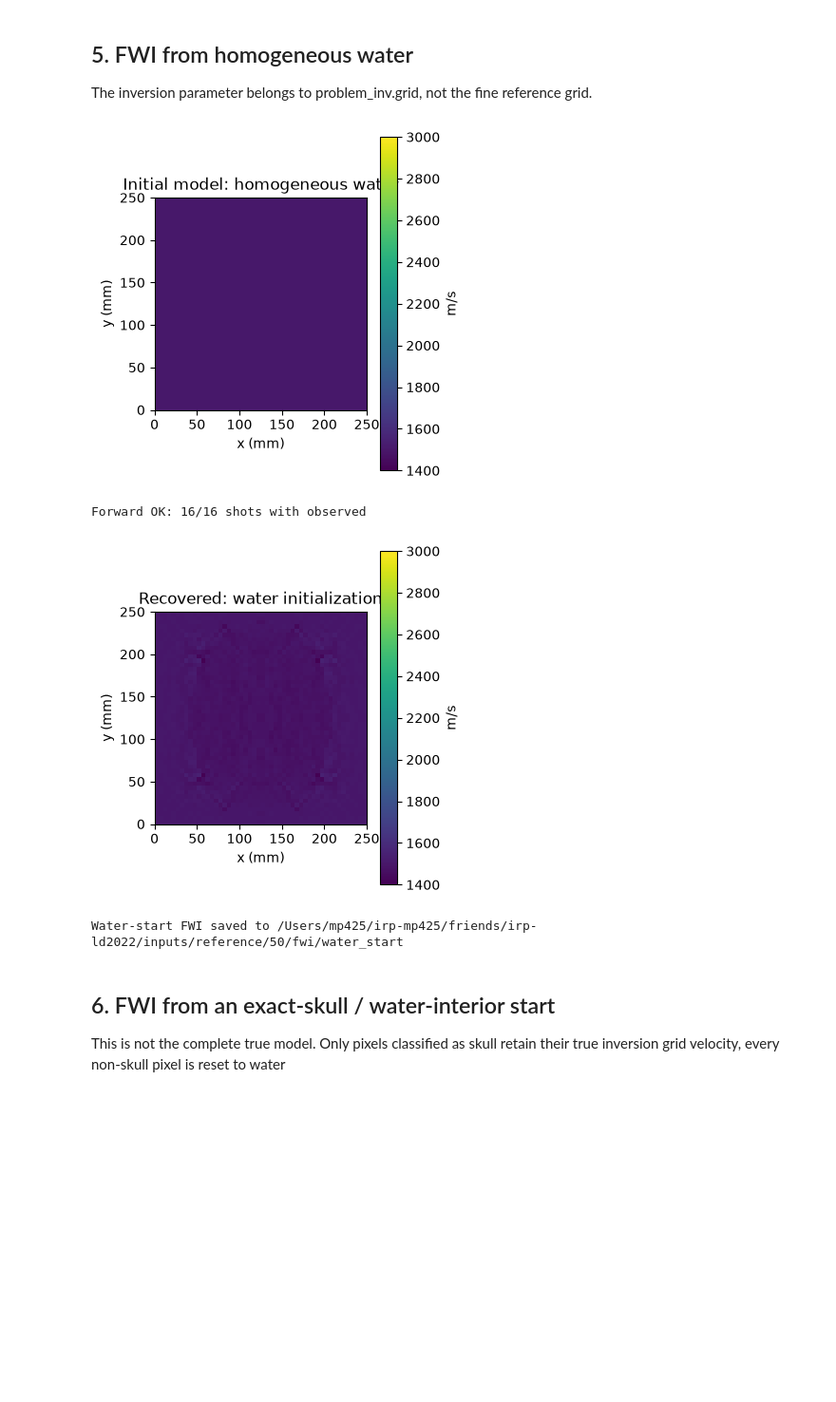
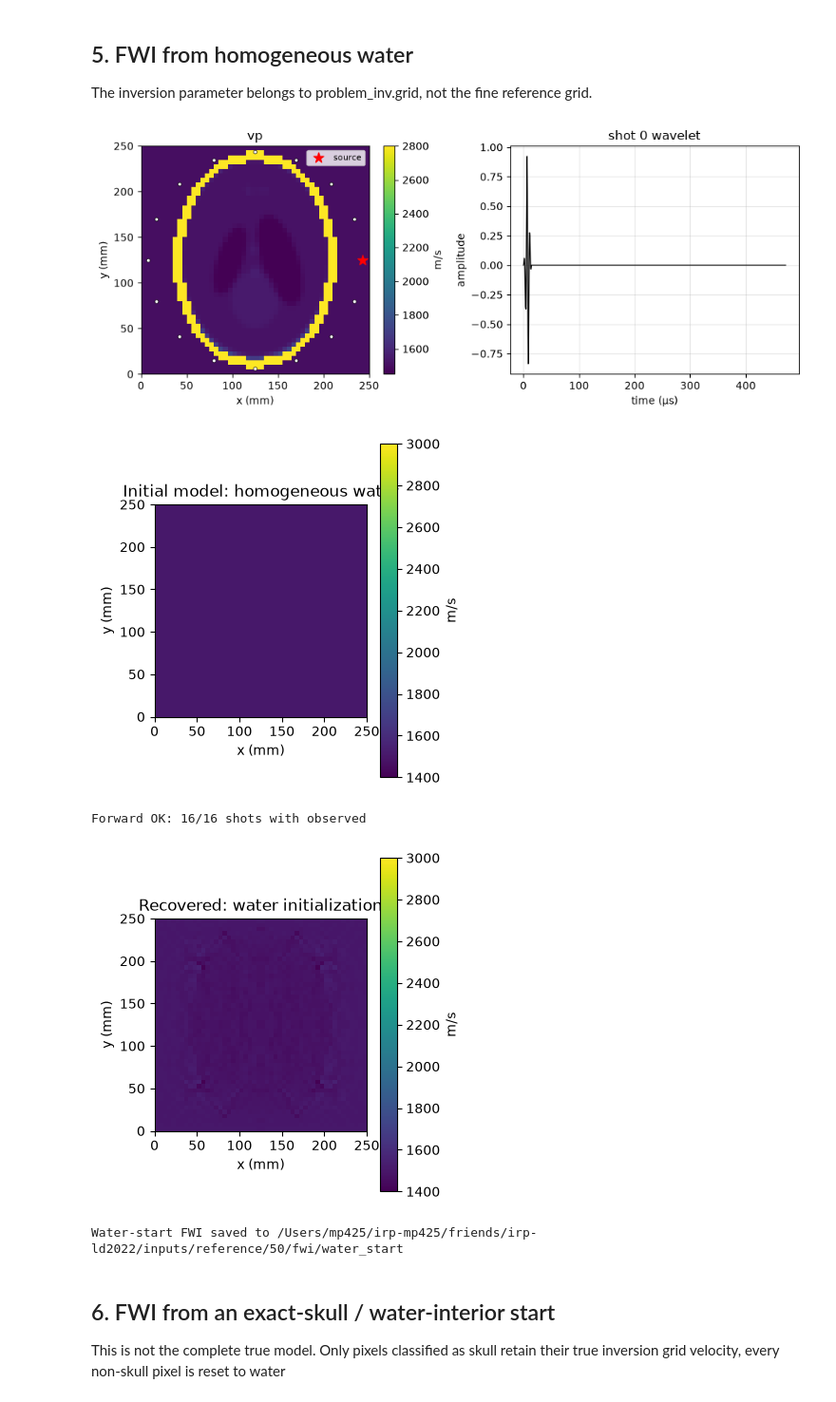
Before and after one commit to Commit2Cosmos/Transcranial-Ultrasound-ODIL, a Jupyter notebook: notebooks/sandbox/2dfwi_stride_reference_fixed.ipynb, the cells around one changed output. Shown at 95% size. Saved outputs shown, nothing was run; the diff lists cells and outputs as text; code cells hidden in the pictures; blank space fills up the shorter version.

Commit message:
source-receiver setup added

```diff
--- a/notebooks/sandbox/2dfwi_stride_reference_fixed.ipynb
+++ b/notebooks/sandbox/2dfwi_stride_reference_fixed.ipynb
@@ -34,7 +34,7 @@ INV_INTERIOR = (50, 50) if DEV_MODE else (125, 125)
 
 F_CENTRE = 200e3 # centre frequency of 200kHz
 N_CYCLES = 3
-N_RECEIVERS = 16 if DEV_MODE else 16 # should put even more as in breast 2d example
+N_RECEIVERS = 16 if DEV_MODE else 64 # should put even more as in breast 2d example
 RESOLUTION_TAG = FINE_INTERIOR[0] # if (250,250) then res 250
 
 # "Perfect skull start" means exact skull values and water elsewhere.
@@ -293,6 +303,12 @@ vp_water_start = ref.inversion_vp_from_array(
     water_start_array,
 )
 
+ref.plot_vp_overview(
+    problem_ref,
+    vp_true_ref,
+    domain_m=DOMAIN_M,
+    shot_id=0,
+)
 ref.save_vp_npy_from_array(
     water_start_array,
     OUT / "fwi" / "water_start" / "vp_initial.npy",
@@ -301,36 +317,37 @@ ref.save_vp_npy_from_array(
 # Plot the initial homogeneous-water model
 ref.plot_vp(
     water_start_array,
     domain_m=DOMAIN_M,
     title="Initial model: homogeneous water",
     vmin=1400,
     vmax=3000
 )
 
 # Run FWI
 vp_water_recovered = await run_fwi(vp_water_start)
 
 water_dir = OUT / "fwi" / "water_start"
 
 ref.save_vp_npy(
     vp_water_recovered,
     water_dir / "vp_recovered.npy",
 )
 
 # Plot the recovered model
 ref.plot_vp(
     vp_water_recovered,
     domain_m=DOMAIN_M,
     title="Recovered: water initialization",
     vmin=1400,
     vmax=3000
 )
 
 print("Water-start FWI saved to", water_dir)
 # %% [output]
-[figure, old version]
+[figure, new version]
+[figure, new version]
 Forward OK: 16/16 shots with observed
-[figure, old version]
+[figure, added]
 Water-start FWI saved to /Users/mp425/irp-mp425/friends/irp-ld2022/inputs/reference/50/fwi/water_start
 # %% [markdown]
 ## 6. FWI from an exact-skull / water-interior start
```
Also changed, not shown: parts of 2 cells of this notebook.
